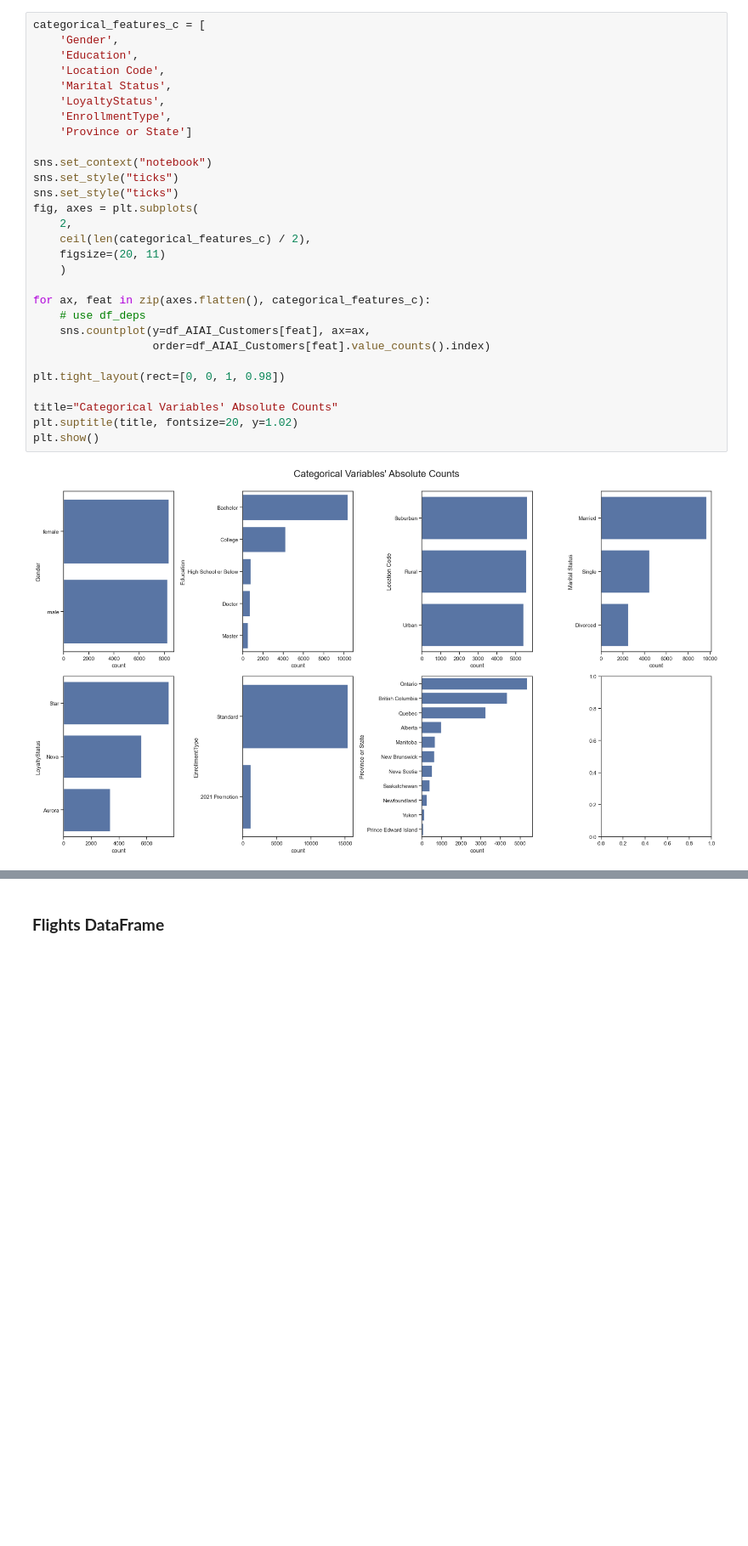
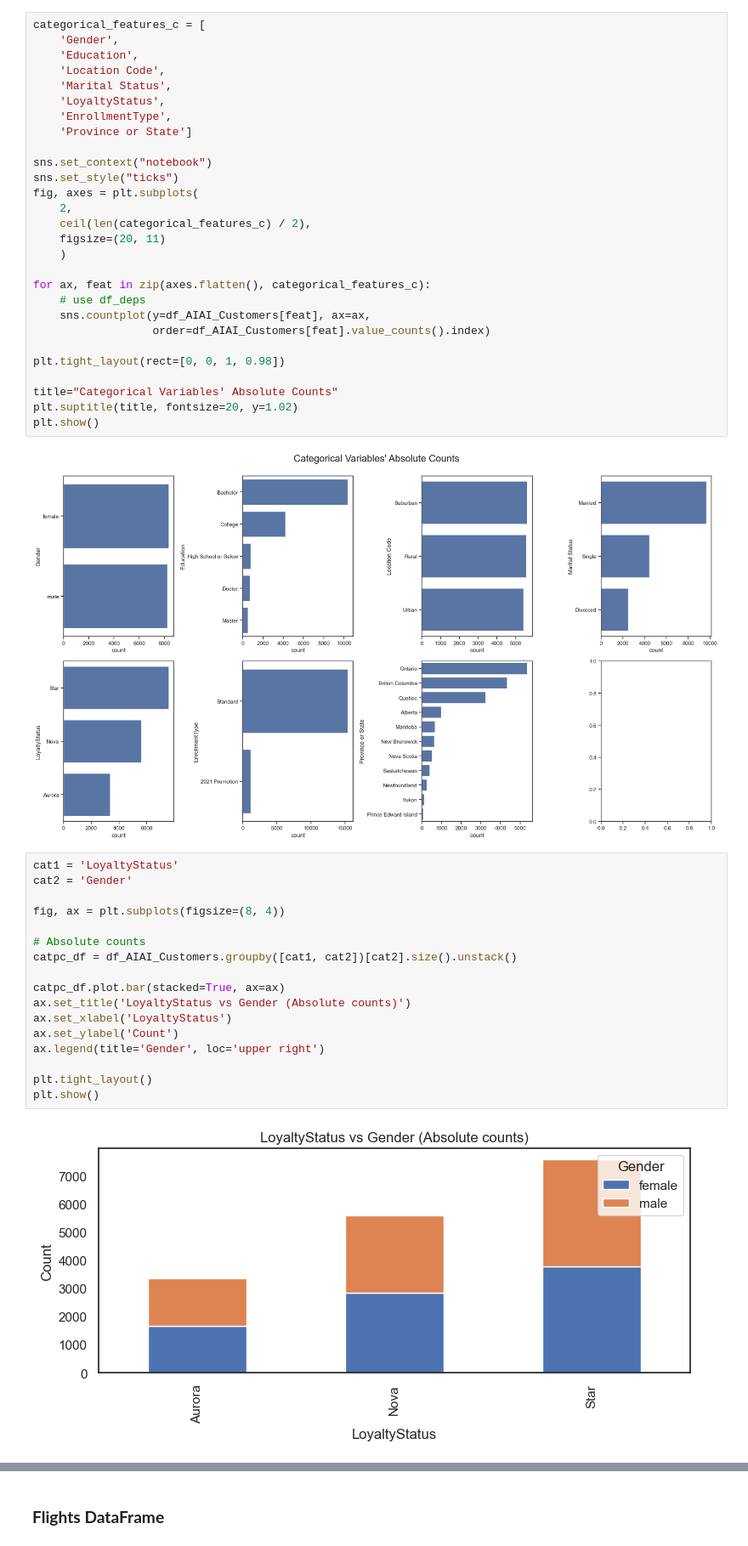
Before and after one commit to luisbdavila/Airline_Customer_Segmentation_DataMining_Project_Python, a Jupyter notebook: 1_Delivery/Code/EDA.ipynb, the cells around one changed output, grey strips where cells are left out. Shown at 85% size. Drawn from its saved outputs; the diff is of its cells as text; blank space fills up the shorter version.

```diff
--- a/1_Delivery/Code/EDA.ipynb
+++ b/1_Delivery/Code/EDA.ipynb
@@ -699,7 +699,6 @@ categorical_features_c = [
     'Province or State']
 
 sns.set_context("notebook")
-sns.set_style("ticks")
 sns.set_style("ticks")
 fig, axes = plt.subplots(
     2,
@@ -719,3 +718,22 @@ plt.suptitle(title, fontsize=20, y=1.02)
 plt.show()
 # %% [output]
 [figure]
+# %%
+cat1 = 'LoyaltyStatus'
+cat2 = 'Gender'
+
+fig, ax = plt.subplots(figsize=(8, 4))
+
+# Absolute counts
+catpc_df = df_AIAI_Customers.groupby([cat1, cat2])[cat2].size().unstack()
+
+catpc_df.plot.bar(stacked=True, ax=ax)
+ax.set_title('LoyaltyStatus vs Gender (Absolute counts)')
+ax.set_xlabel('LoyaltyStatus')
+ax.set_ylabel('Count')
+ax.legend(title='Gender', loc='upper right')
+
+plt.tight_layout()
+plt.show()
+# %% [output]
+[figure, added]
```
Also changed, not shown: parts of 10 cells of this notebook, 1 other file.
